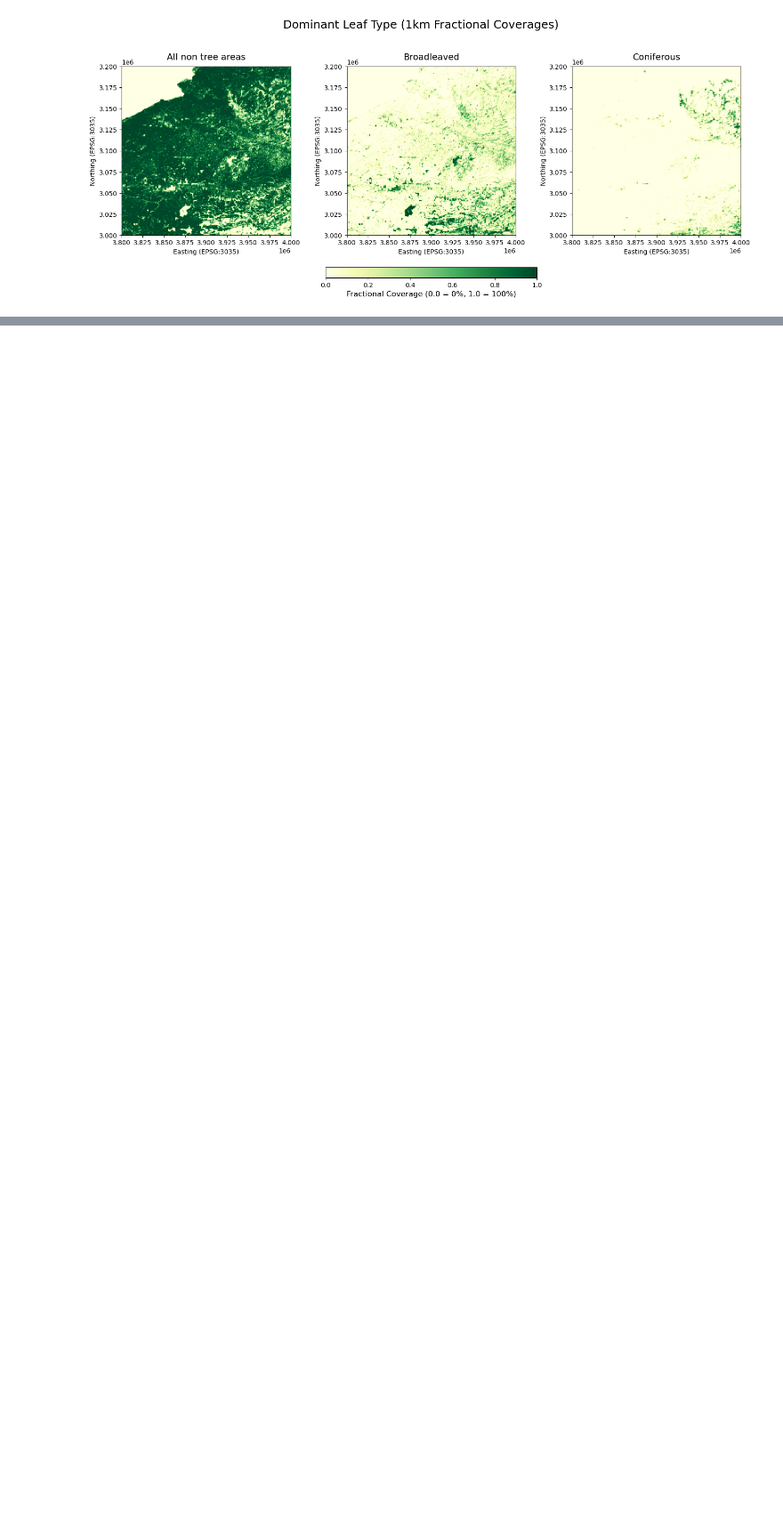
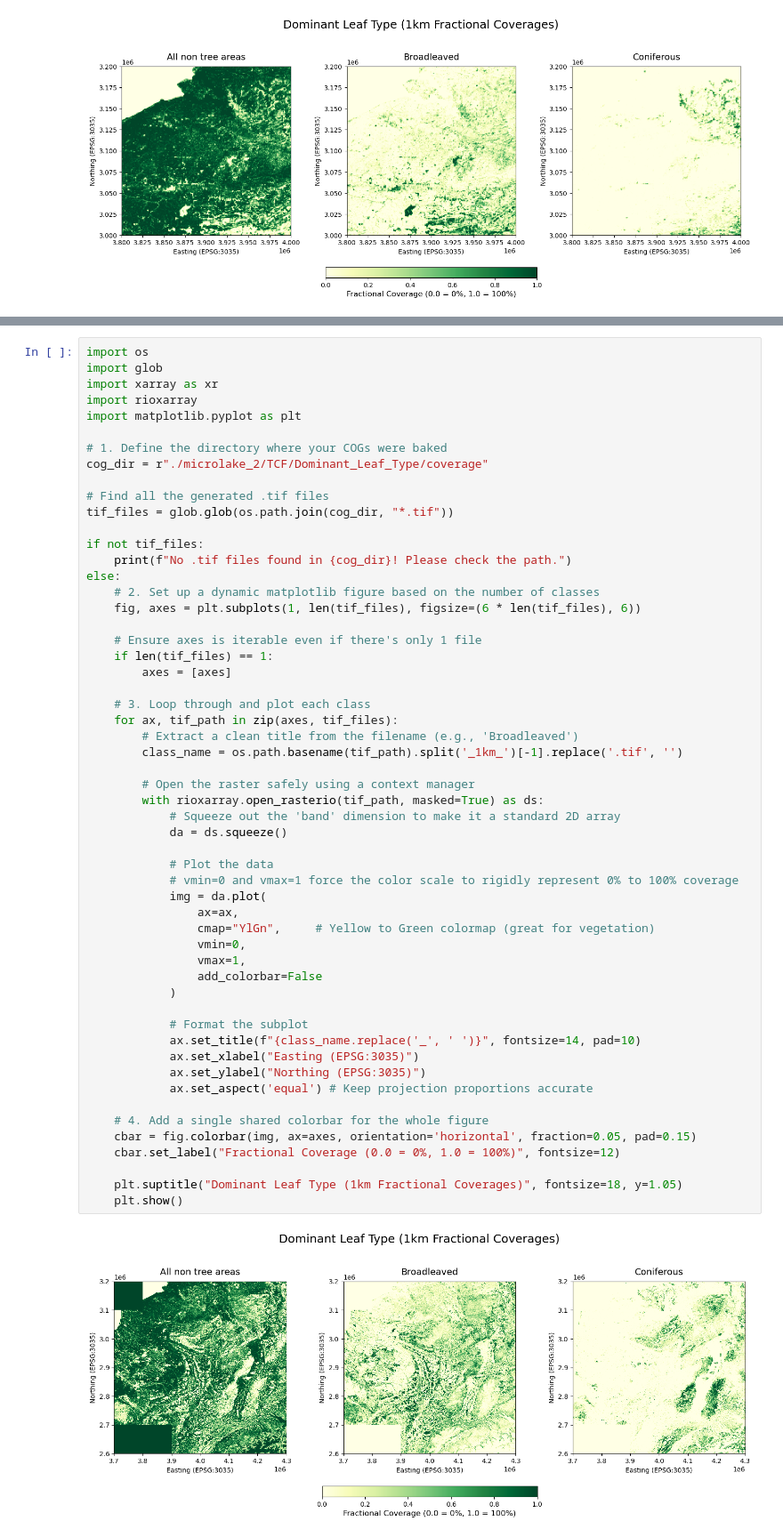
Before and after one commit to nbillietPM/BmC, a Jupyter notebook: scripts/datalake/dev_lake.ipynb, the cells around one changed output, grey strips where cells are left out. Shown at 89% size. Cells and saved outputs as stored; diff of their text form; blank space fills up the shorter version.

```diff
--- a/scripts/datalake/dev_lake.ipynb
+++ b/scripts/datalake/dev_lake.ipynb
@@ -201,0 +217,57 @@ KeyboardInterrupt:
+# %%
+import os
+import glob
+import xarray as xr
+import rioxarray
+import matplotlib.pyplot as plt
+
+# 1. Define the directory where your COGs were baked
+cog_dir = r"./microlake_2/TCF/Dominant_Leaf_Type/coverage"
+
+# Find all the generated .tif files
+tif_files = glob.glob(os.path.join(cog_dir, "*.tif"))
+
+if not tif_files:
+    print(f"No .tif files found in {cog_dir}! Please check the path.")
+else:
+    # 2. Set up a dynamic matplotlib figure based on the number of classes
+    fig, axes = plt.subplots(1, len(tif_files), figsize=(6 * len(tif_files), 6))
+
+    # Ensure axes is iterable even if there's only 1 file
+    if len(tif_files) == 1:
+        axes = [axes]
+
+    # 3. Loop through and plot each class
+    for ax, tif_path in zip(axes, tif_files):
+        # Extract a clean title from the filename (e.g., 'Broadleaved')
+        class_name = os.path.basename(tif_path).split('_1km_')[-1].replace('.tif', '')
+
+        # Open the raster safely using a context manager
+        with rioxarray.open_rasterio(tif_path, masked=True) as ds:
+            # Squeeze out the 'band' dimension to make it a standard 2D array
+            da = ds.squeeze()
+
+            # Plot the data
+            # vmin=0 and vmax=1 force the color scale to rigidly represent 0% to 100% coverage
+            img = da.plot(
+                ax=ax,
+                cmap="YlGn",     # Yellow to Green colormap (great for vegetation)
+                vmin=0,
+                vmax=1,
+                add_colorbar=False
+            )
+
+            # Format the subplot
+            ax.set_title(f"{class_name.replace('_', ' ')}", fontsize=14, pad=10)
+            ax.set_xlabel("Easting (EPSG:3035)")
+            ax.set_ylabel("Northing (EPSG:3035)")
+            ax.set_aspect('equal') # Keep projection proportions accurate
+
+    # 4. Add a single shared colorbar for the whole figure
+    cbar = fig.colorbar(img, ax=axes, orientation='horizontal', fraction=0.05, pad=0.15)
+    cbar.set_label("Fractional Coverage (0.0 = 0%, 1.0 = 100%)", fontsize=12)
+
+    plt.suptitle("Dominant Leaf Type (1km Fractional Coverages)", fontsize=18, y=1.05)
+    plt.show()
+# %% [output]
+[figure, added]
```
Also changed, not shown: parts of 3 cells of this notebook, 2 other files.
